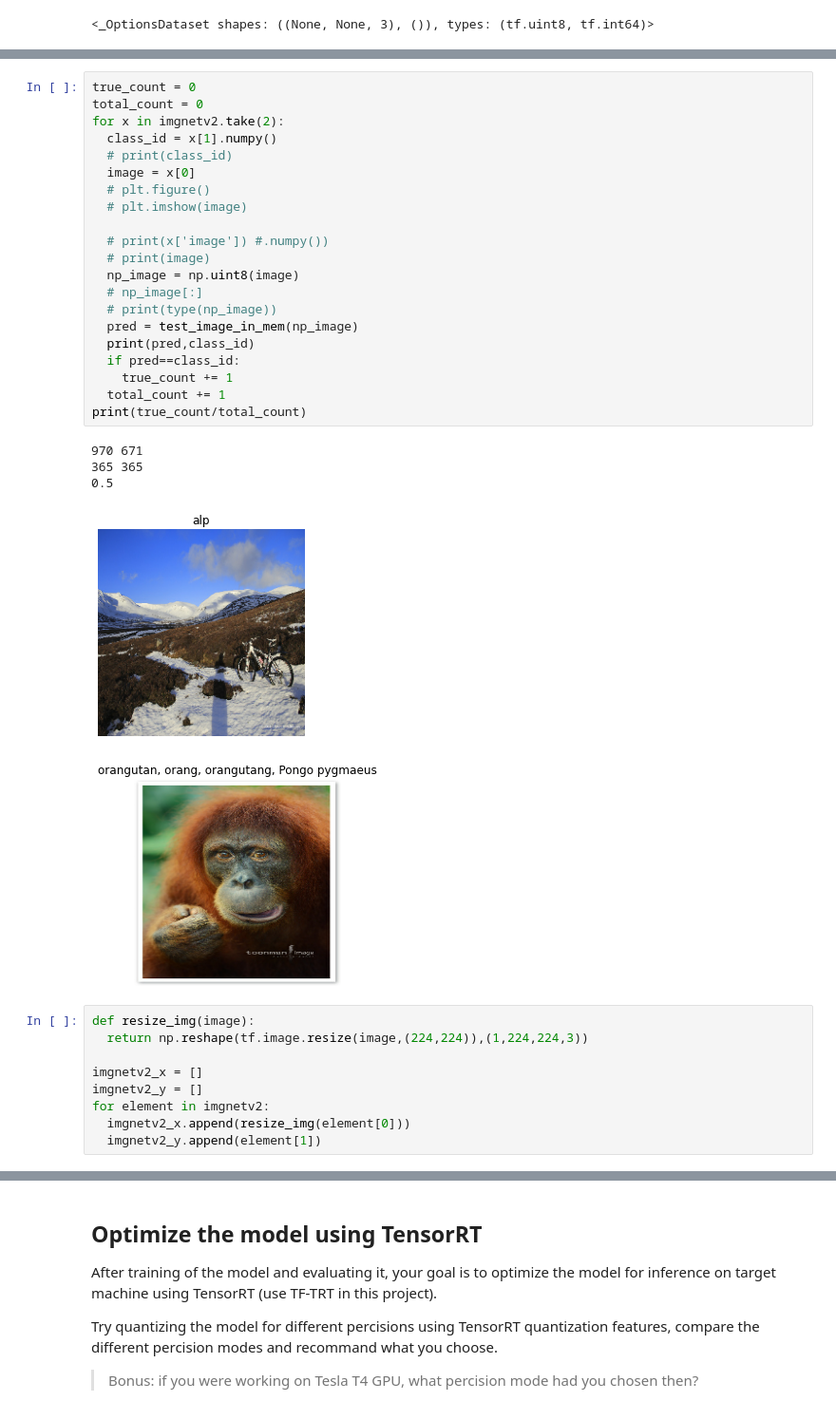
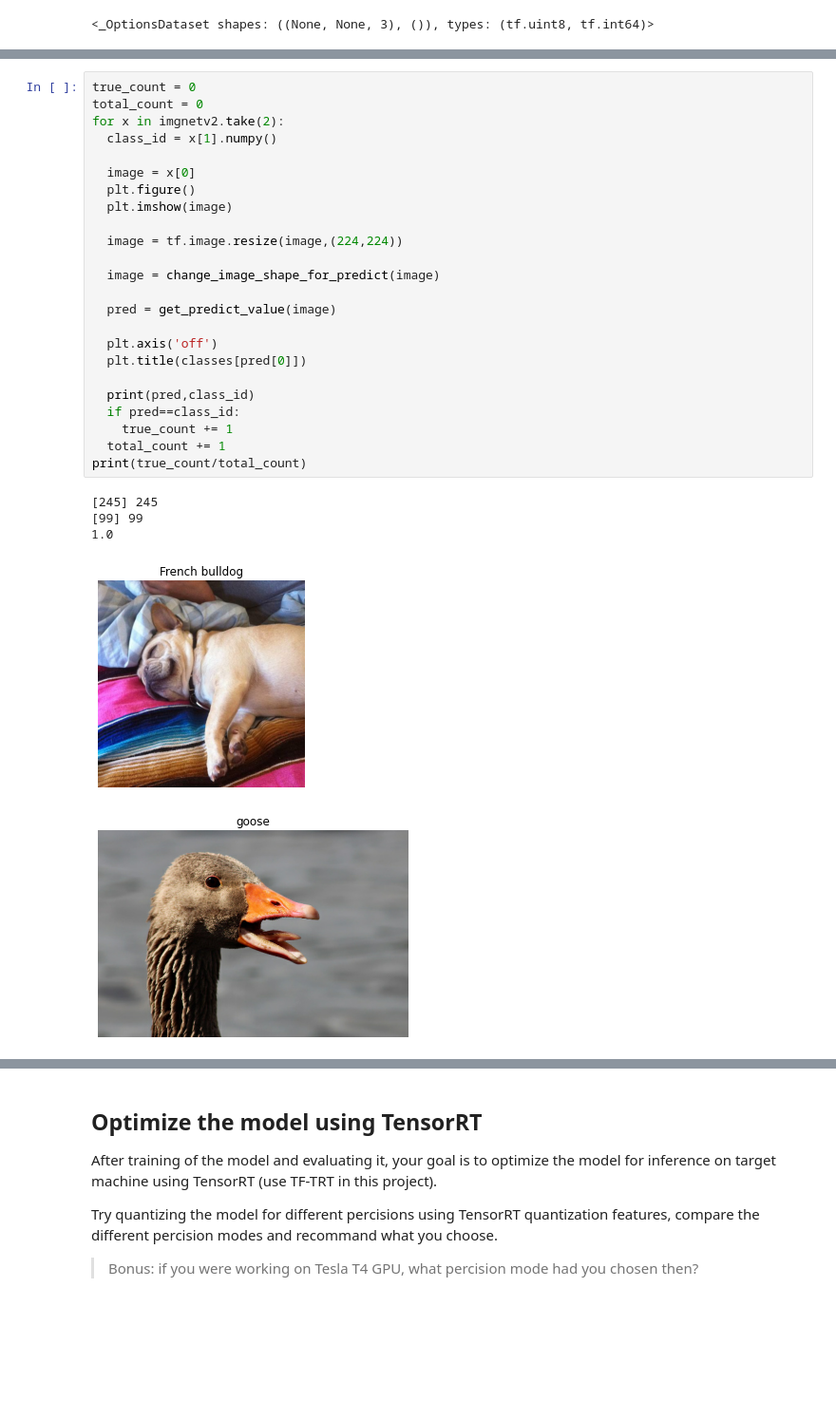
Before and after one commit to jacdorfman/uatt_proj_3, a Jupyter notebook: project-instructions-jacobd.ipynb, the cells around one changed output, grey strips where cells are left out. Shown at 95% size. Saved outputs shown, nothing was run; the diff lists cells and outputs as text; blank space fills up the shorter version.

```diff
--- a/project-instructions-jacobd.ipynb
+++ b/project-instructions-jacobd.ipynb
@@ -1230,36 +1222,30 @@ for example in imgnetv2.take(2):  # example is `{'image': tf.Tensor, 'label': tf
 # %%
 true_count = 0
 total_count = 0
 for x in imgnetv2.take(2):
   class_id = x[1].numpy()
-  # print(class_id)
+
   image = x[0]
-  # plt.figure()
-  # plt.imshow(image)
+  plt.figure()
+  plt.imshow(image)
 
-  # print(x['image']) #.numpy())
-  # print(image)
-  np_image = np.uint8(image)
-  # np_image[:]
-  # print(type(np_image))
-  pred = test_image_in_mem(np_image)
+  image = tf.image.resize(image,(224,224))
+
+  image = change_image_shape_for_predict(image)
+
+  pred = get_predict_value(image)
+
+  plt.axis('off')
+  plt.title(classes[pred[0]])
+
   print(pred,class_id)
   if pred==class_id:
     true_count += 1
   total_count += 1
 print(true_count/total_count)
 # %% [output]
-970 671
-365 365
-0.5
+[245] 245
+[99] 99
+1.0
-[figure, old version]
+[figure, new version]
-[figure, old version]
+[figure, new version]
-# %%
-def resize_img(image):
-  return np.reshape(tf.image.resize(image,(224,224)),(1,224,224,3))
-
-imgnetv2_x = []
-imgnetv2_y = []
-for element in imgnetv2:
-  imgnetv2_x.append(resize_img(element[0]))
-  imgnetv2_y.append(element[1])
```
Also changed, not shown: parts of 23 cells of this notebook.
